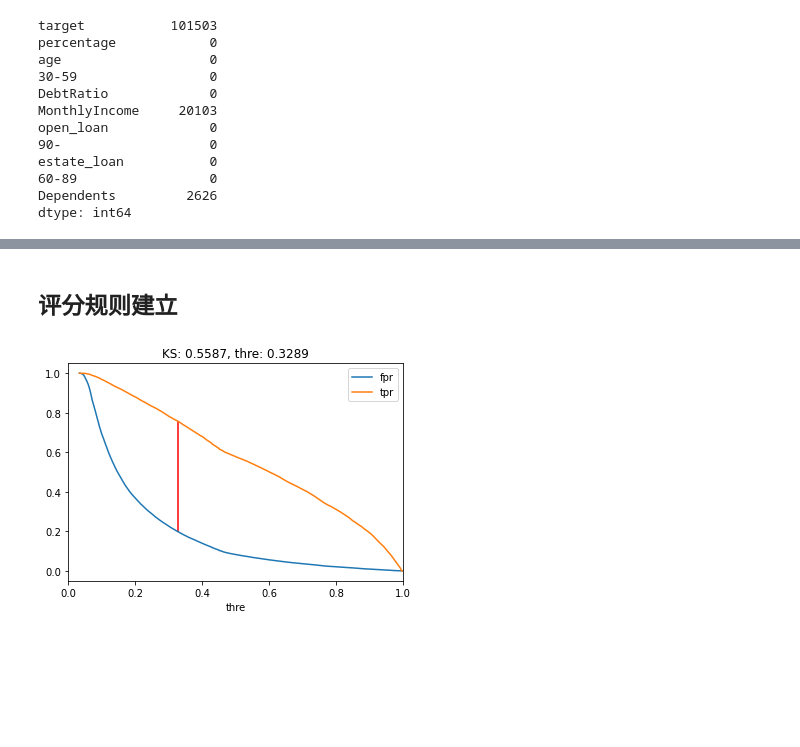
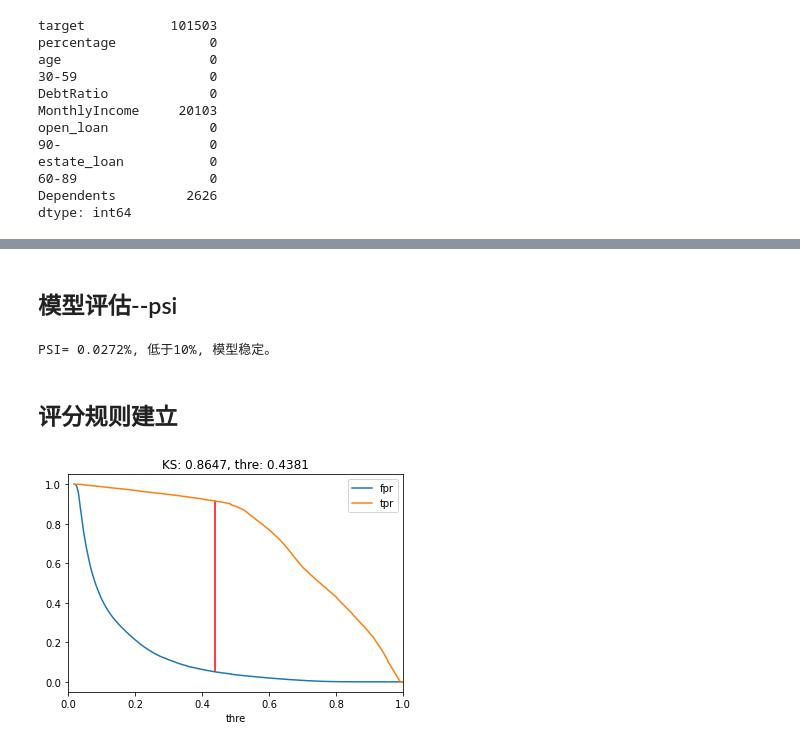
Before and after one commit to 123385918/Python-Science-Handbook, a Jupyter notebook: Kaggle--Give me some Credite.ipynb, the cells around one changed output, grey strips where cells are left out. Saved outputs shown, nothing was run; the diff lists cells and outputs as text; code cells hidden in the pictures; blank space fills up the shorter version.

```diff
--- a/Kaggle--Give me some Credite.ipynb
+++ b/Kaggle--Give me some Credite.ipynb
@@ -604,7 +613,7 @@ X = ss.fit_transform(X)
 # X_test = ss.transform(X_test)
 # %%
-params = {'C':[100,10,1,.1,.01,.001,.0001],'penalty':['l1','l2'],'solver':['liblinear']}
-lr = LogisticRegression()
+params = {'C':[.0005,.001,.01,.015,.02]}
+lr = LogisticRegression(solver='liblinear')
 clf = GridSearchCV(lr,params,n_jobs=-1,scoring=my_scorer)
 clf.fit(X,y)
 # %% [output]
@@ -646,0 +637,5 @@ PSI= 0.0201%, 低于10%, 模型稳定。
+# %%
+xgb = XGBClassifier(n_jobs=-1)
+xgb.fit(X,y)
+_ = plot_roc_curve(xgb,df_test.iloc[:,:-1],df_test.target.values)
+roc_auc_score(df_test.target.values, xgb.predict_proba(df_test.iloc[:,:-1])[:,1])
@@ -646,0 +647,5 @@ PSI= 0.0201%, 低于10%, 模型稳定。
+# %%
+rf = RandomForestClassifier()
+params2 = {'max_depth':[3,5,7],'min_samples_leaf':[1,10,20]}
+clf2 = GridSearchCV(rf,params2,scoring=my_scorer,n_jobs=-1)
+clf2.fit(X,y)
@@ -646,0 +672,5 @@ PSI= 0.0201%, 低于10%, 模型稳定。
+# %%
+clf_t = VotingClassifier([('lr',clf.best_estimator_),
+                          ('xgb',xgb),
+                          ('rf',clf2.best_estimator_)],voting='soft',weights=[3.5,4.5,2])
+clf_t.fit(X,y)
@@ -712,0 +775,2 @@ to_push.to_csv('submission.csv', index=False)
+# %% [markdown]
+## 模型评估--psi
@@ -713,3 +791,9 @@ to_push.to_csv('submission.csv', index=False)
+# %%
+## data_test3是下面计算结果，这里提前用一下
+psi=PSI(clf_t, df_train.iloc[:,:-1], data_test2.iloc[:,:-1])*100
+print(f'PSI= {psi:.4f}%, 低于10%, 模型稳定。')
+# %% [output]
+PSI= 0.0272%, 低于10%, 模型稳定。
 # %% [markdown]
 ## 评分规则建立
 # %%
@@ -727,10 +811,9 @@ def KS(model, X, y):
 
     return thre
 # %%
-thre = KS(clf.best_estimator_, X, y)
-## 阈值0.3289,大于即违约
+thre = KS(clf_t, X, y)
 # %% [output]
-[figure, old version]
+[figure, new version]
 # %%
 from sklearn.linear_model import LinearRegression
 lr = LinearRegression()
```
Also changed, not shown: parts of 40 cells of this notebook.
